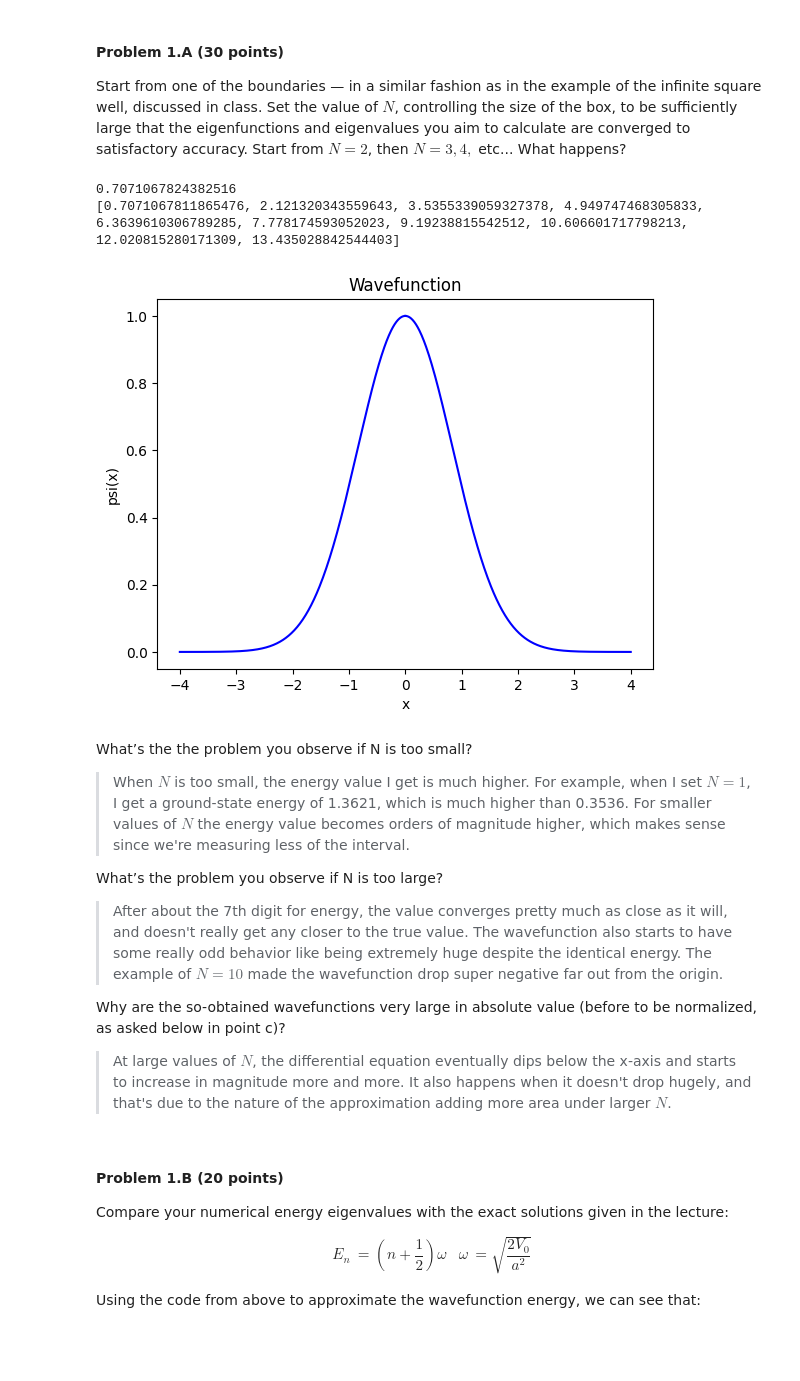
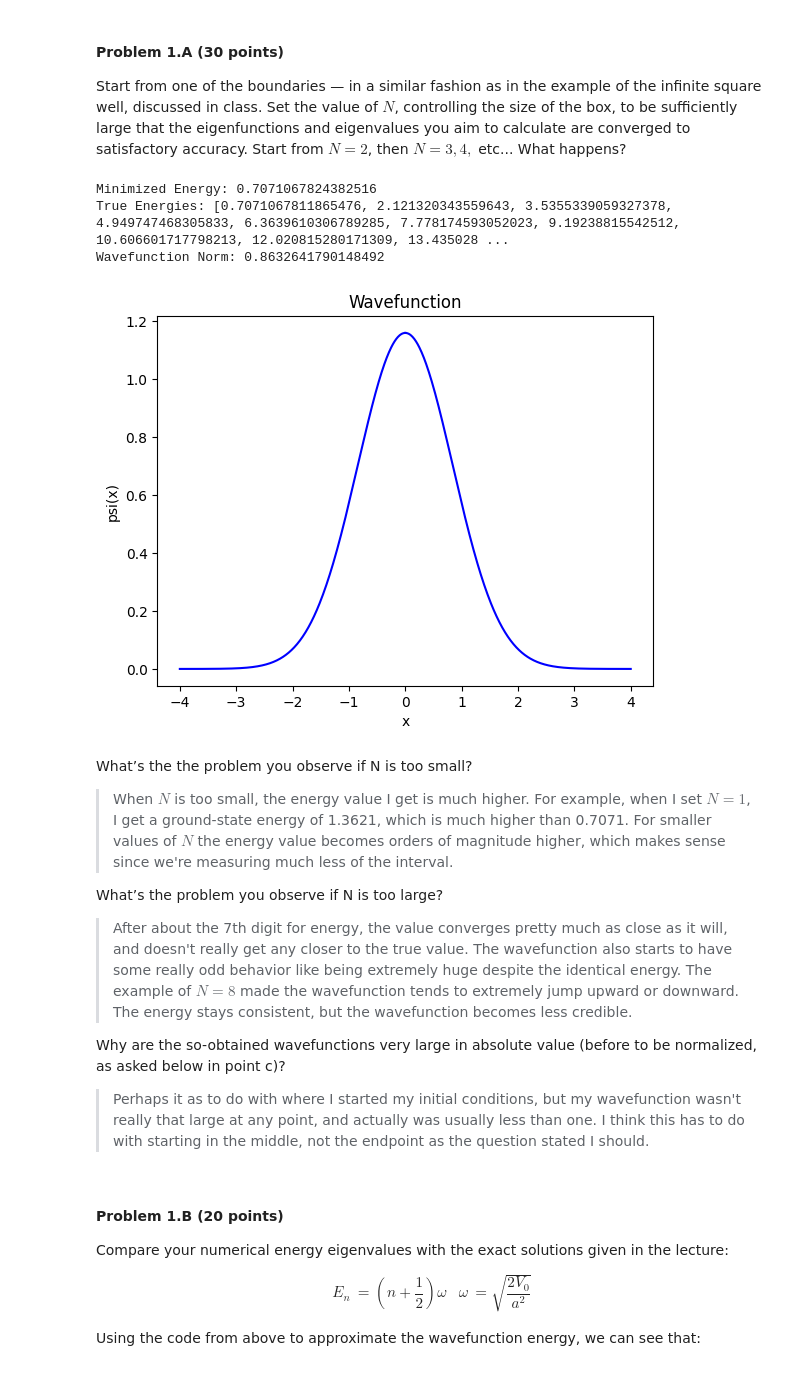
Before and after one commit to stanieldev/RIT-Physics-Lab-Spring-2025, a Jupyter notebook: Assignment_5A/assignment.ipynb, the cells around one changed output. Drawn from its saved outputs; the diff is of its cells as text; code cells hidden in the pictures; blank space fills up the shorter version.

```diff
--- a/Assignment_5A/assignment.ipynb
+++ b/Assignment_5A/assignment.ipynb
@@ -27,7 +27,7 @@ Start from one of the boundaries — in a similar fashion as in the example of t
 # %%
 import numpy as np
 
-
+# Functions I made for this problem
 def continuous_runge_kutta_method_function(
     f: callable,
     t0: float | int,
@@ -117,59 +117,70 @@ def continuous_secant_method_value(*,
         return x2
 
 
+
+
+
+
 # Problem Parameters
 V0, A = 1, 1
 V: callable = lambda x: V0 * x**2 / A**2
 N = 4
 x0: float = 0
-psi0: np.ndarray = np.array([1, 0])
+psi0: np.ndarray = np.array([1, 0])  # [psi(x0), psi'(x0)]
 
 # Wavefunction ODE
 minimized_energy = continuous_secant_method_value(
     f=lambda E: continuous_runge_kutta_method_function(
         lambda x, psi: np.array([psi[1], 2*(V(x)-E)*psi[0]]),
         t0=x0, x0=psi0, dt=0.01, tf=N*A
     )[1][-1][0],
     x0=0.2,
     x1=0.4,
     error=1e-6,
     max_iter=1000
 )
-print(minimized_energy)
+print(f"Minimized Energy: {minimized_energy}")
 
 # Find the wavefunction
 val = continuous_runge_kutta_method_function(
     f=lambda x, psi: np.array([psi[1], 2*(V(x)-minimized_energy)*psi[0]]),
     t0=x0, x0=psi0, dt=0.01, tf=N*A
 )
+position = val[0]
+wavefunction = np.array([v[0] for v in val[1]])
 
 # Analytical Solution
 true_energies = [float((0.5+n)*np.sqrt(2*V0)/A) for n in range(10)]
-print(true_energies)
+print(f"True Energies: {true_energies}")
+
+# Normalize the wavefunction
+norm = np.sqrt(np.trapezoid(wavefunction**2, position))
+print(f"Wavefunction Norm: {norm}")
+wavefunction /= norm
 
 # Plot the results
 import matplotlib.pyplot as plt
-plt.plot(val[0], [v[0] for v in val[1]], color="blue")
-plt.plot(-val[0], [v[0] for v in val[1]], color="blue")
+plt.plot(val[0], wavefunction, color="blue")
+plt.plot(-val[0], wavefunction, color="blue")
 plt.xlabel("x")
 plt.ylabel("psi(x)")
 plt.title("Wavefunction")
 plt.show()
 # %% [output]
-0.7071067824382516
-[0.7071067811865476, 2.121320343559643, 3.5355339059327378, 4.949747468305833, 6.3639610306789285, 7.778174593052023, 9.19238815542512, 10.606601717798213, 12.020815280171309, 13.435028842544403]
+Minimized Energy: 0.7071067824382516
+True Energies: [0.7071067811865476, 2.121320343559643, 3.5355339059327378, 4.949747468305833, 6.3639610306789285, 7.778174593052023, 9.19238815542512, 10.606601717798213, 12.020815280171309, 13.435028 ...
+Wavefunction Norm: 0.8632641790148492
-[figure, old version]
+[figure, new version]
 # %% [markdown]
 What’s the the problem you observe if N is too small?
-> When $N$ is too small, the energy value I get is much higher. For example, when I set $N=1$, I get a ground-state energy of 1.3621, which is much higher than 0.3536. For smaller values of $N$ the energy value becomes orders of magnitude higher, which makes sense since we're measuring less of the interval.
+> When $N$ is too small, the energy value I get is much higher. For example, when I set $N=1$, I get a ground-state energy of 1.3621, which is much higher than 0.7071. For smaller values of $N$ the energy value becomes orders of magnitude higher, which makes sense since we're measuring much less of the interval.
 
 What’s the problem you observe if N is too large?
 > After about the 7th digit for energy, the value converges pretty much as close as it will, and doesn't really get any closer to the true value.
-> The wavefunction also starts to have some really odd behavior like being extremely huge despite the identical energy. The example of $N=10$ made the wavefunction drop super negative far out from the origin.
+> The wavefunction also starts to have some really odd behavior like being extremely huge despite the identical energy. The example of $N=8$ made the wavefunction tends to extremely jump upward or downward. The energy stays consistent, but the wavefunction becomes less credible.
 
 Why are the so-obtained wavefunctions very large in absolute value (before to be normalized, as asked below in point c)?
-> At large values of $N$, the differential equation eventually dips below the x-axis and starts to increase in magnitude more and more.
-> It also happens when it doesn't drop hugely, and that's due to the nature of the approximation adding more area under larger $N$.
+> Perhaps it as to do with where I started my initial conditions, but my wavefunction wasn't really that large at any point, and actually was usually less than one. I think this has to do with starting in the middle, not the endpoint as the question stated I should.
 # %% [markdown]
 #### Problem 1.B (20 points)
 Compare your numerical energy eigenvalues with the exact solutions given in the lecture:
```
Also changed, not shown: parts of 1 cell of this notebook, 3 other files.
